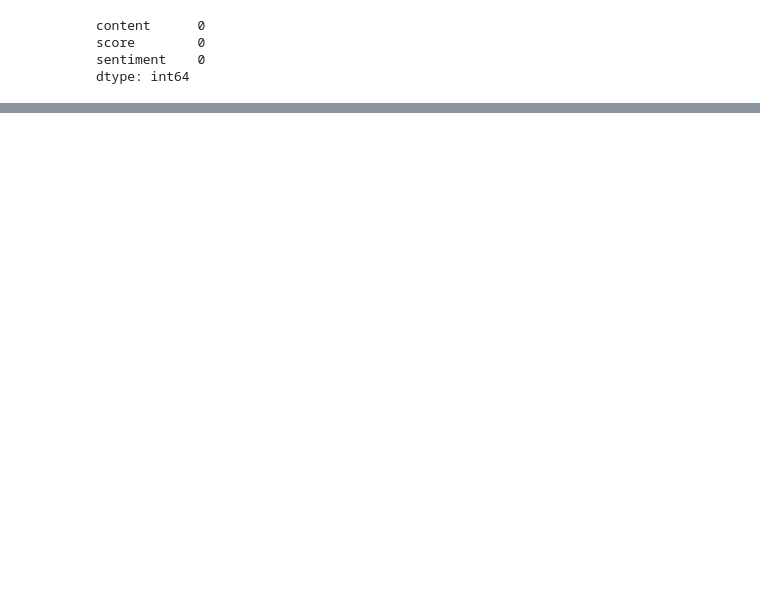
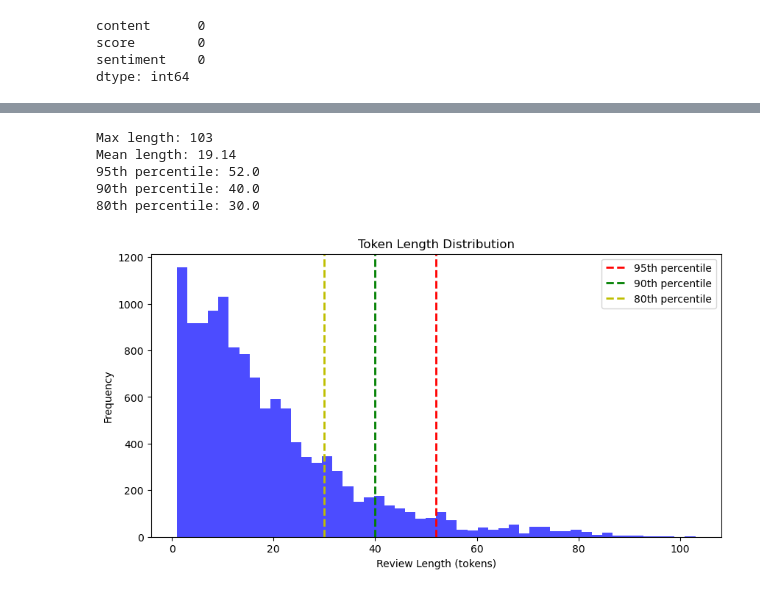
Before and after one commit to darrenxx3/Sentiment-Analysis-thesis-v2, a Jupyter notebook: modeling_lstm.ipynb, the cells around one changed output, grey strips where cells are left out. Saved outputs shown, nothing was run; the diff lists cells and outputs as text; code cells hidden in the pictures; blank space fills up the shorter version.

```diff
--- a/modeling_lstm.ipynb
+++ b/modeling_lstm.ipynb
@@ -80,10 +80,12 @@ class_2 = bca_clean_again[bca_clean_again['sentiment'] == 2]
 
 #oversampling neutral class 1 with majority class 2
 
-class_1_oversampled = resample(class_1, replace=True, n_samples=len(class_2), random_state=42)
+class_1_oversampled = resample(class_1, replace=True, n_samples=len(class_0), random_state=42)
+class_2_oversampled = resample(class_2, replace=True, n_samples=len(class_0), random_state=42)
+
 
 #combine all class
-bca_clean_again = pd.concat([class_0, class_1_oversampled, class_2])
+bca_clean_again = pd.concat([class_0, class_1_oversampled, class_2_oversampled])
 
 #shuffling the data
 bca_clean_again = bca_clean_again.sample(frac=1, random_state=42)
@@ -107,6 +109,38 @@ from nltk.tokenize import word_tokenize
 from collections import Counter
 
 X = [word_tokenize(text.lower()) for text in X]
+# %%
+import numpy as np
+import matplotlib.pyplot as plt
+
+# Get tokenized lengths
+token_lengths = [len(sentence) for sentence in X]
+
+# Print statistics
+print(f"Max length: {max(token_lengths)}")
+print(f"Mean length: {np.mean(token_lengths):.2f}")
+print(f"95th percentile: {np.percentile(token_lengths, 95)}")
+print(f"90th percentile: {np.percentile(token_lengths, 90)}")
+print(f"80th percentile: {np.percentile(token_lengths, 80)}")
+
+# Plot distribution
+plt.figure(figsize=(10, 5))
+plt.hist(token_lengths, bins=50, alpha=0.7, color='b')
+plt.axvline(np.percentile(token_lengths, 95), color='r', linestyle='dashed', linewidth=2, label="95th percentile")
+plt.axvline(np.percentile(token_lengths, 90), color='g', linestyle='dashed', linewidth=2, label="90th percentile")
+plt.axvline(np.percentile(token_lengths, 80), color='y', linestyle='dashed', linewidth=2, label="80th percentile")
+plt.xlabel("Review Length (tokens)")
+plt.ylabel("Frequency")
+plt.title("Token Length Distribution")
+plt.legend()
+plt.show()
+# %% [output]
+Max length: 103
+Mean length: 19.14
+95th percentile: 52.0
+90th percentile: 40.0
+80th percentile: 30.0
+[figure, added]
 # %%
 #build vocabulary
 
```
Also changed, not shown: parts of 15 cells of this notebook.
